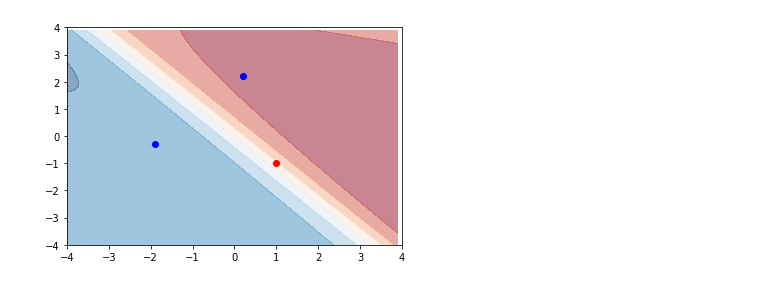
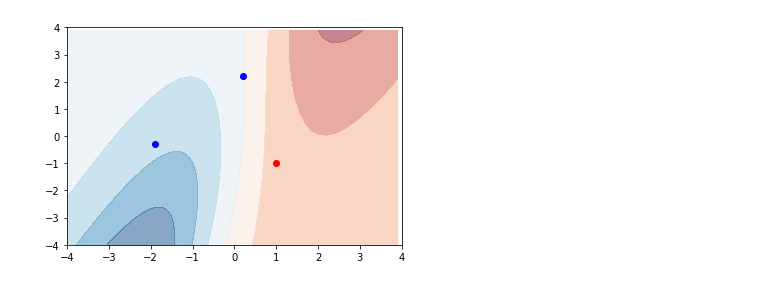
Before and after one commit to jtanderson/COSC-311-Fall2021, a Jupyter notebook: NNdemo.ipynb, the cells around one changed output. Cells and saved outputs as stored; diff of their text form; code cells hidden in the pictures.

```diff
--- a/NNdemo.ipynb
+++ b/NNdemo.ipynb
@@ -44,7 +44,7 @@ https://google-developers.appspot.com/machine-learning/crash-course/backprop-scr
 dim = 2
 
 # The number of hidden layers
-num_layers = 1
+num_layers = 2
 
 # The size of each hidden layer
 layer_size = 2
@@ -198,6 +198,7 @@ def train_rounds(train_x, train_y, num_rounds, w_in, w_out, w_hidden):
     # across the whole training set.
     # Often, one might choose a loss threshold (say, < 0.0001) and simply train until
     # the loss is smaller
+    loss = 0
     for i in range(1,num_rounds+1):
         # iterate each data point
         loss = 0
@@ -278,5 +279,5 @@ epochs = 1000
 # %%
 w_in, w_hidden, w_out = reset()
 # %%
-w_in, w_out, w_hidden = train_rounds(X, Y, 1, w_in, w_out, w_hidden)
+w_in, w_out, w_hidden = train_rounds(X, Y, 0, w_in, w_out, w_hidden)
 # %% [output]
@@ -284,2 +285,2 @@ Current loss: 2.8366516770081316
-[figure, old version]
+[figure, new version]
 # %%
```
Also changed, not shown: parts of 4 cells of this notebook, 6 other files.
